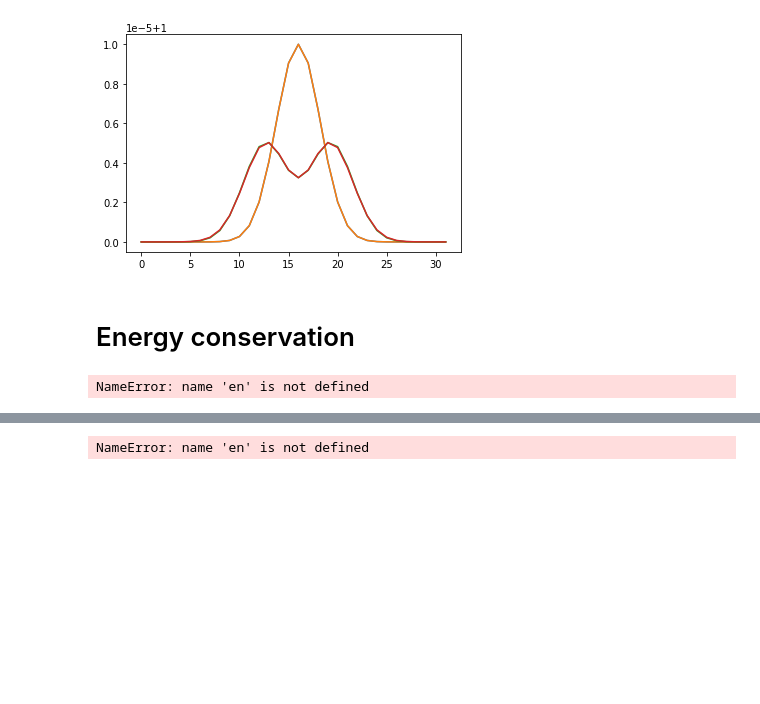
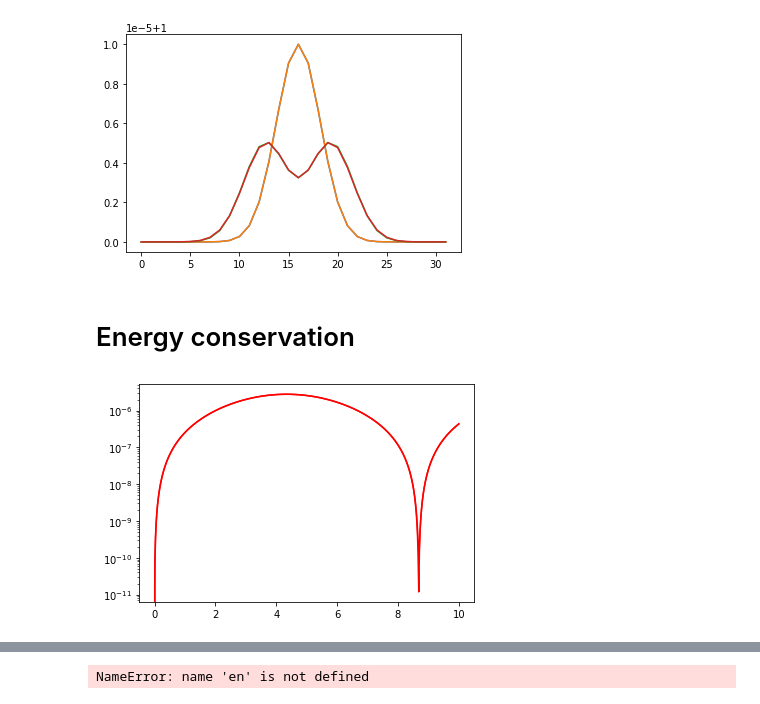
Before and after one commit to jannisgebbo/langevinA, a Jupyter notebook: ModelG/plotidealtest.ipynb, the cells around one changed output, grey strips where cells are left out. Cells and saved outputs as stored; diff of their text form; code cells hidden in the pictures; blank space fills up the shorter version.

```diff
--- a/ModelG/plotidealtest.ipynb
+++ b/ModelG/plotidealtest.ipynb
@@ -62,11 +62,14 @@ plt.plot(fun2(75))
 # %% [markdown]
 # Energy conservation
 # %%
-en2 = np.loadtxt("idealenergy.txt")
+LF001 = np.loadtxt("idealLFdt0p01energy.txt")
+LF0005 = np.loadtxt("idealLFdt0p005energy.txt")
+PV2001 = np.loadtxt("idealPV2dt0p01energy.txt")
+PV20005 = np.loadtxt("idealPV2dt0p005energy.txt")
 # %%
 %matplotlib inline
-plt.plot(en[:,0],np.abs((en[:,4]-en[0,4])/en[1,4]),'r')
-plt.plot(en2[:,0], 0.25*np.abs((en2[:,4]-en2[0,4])/en2[1,4]))
+plt.plot(LF001[:,0],np.abs((LF001[:,4]-LF001[0,4])/LF001[1,4]),'r')
+plt.plot(LF0005[:,0],4 * np.abs((LF0005[:,4]-LF0005[0,4])/LF0005[1,4]),'r')
 plt.yscale('log')
 # %% [output]
-NameError: name 'en' is not defined
+[figure, added]
```
Also changed, not shown: parts of 1 cell of this notebook, 6 other files.
